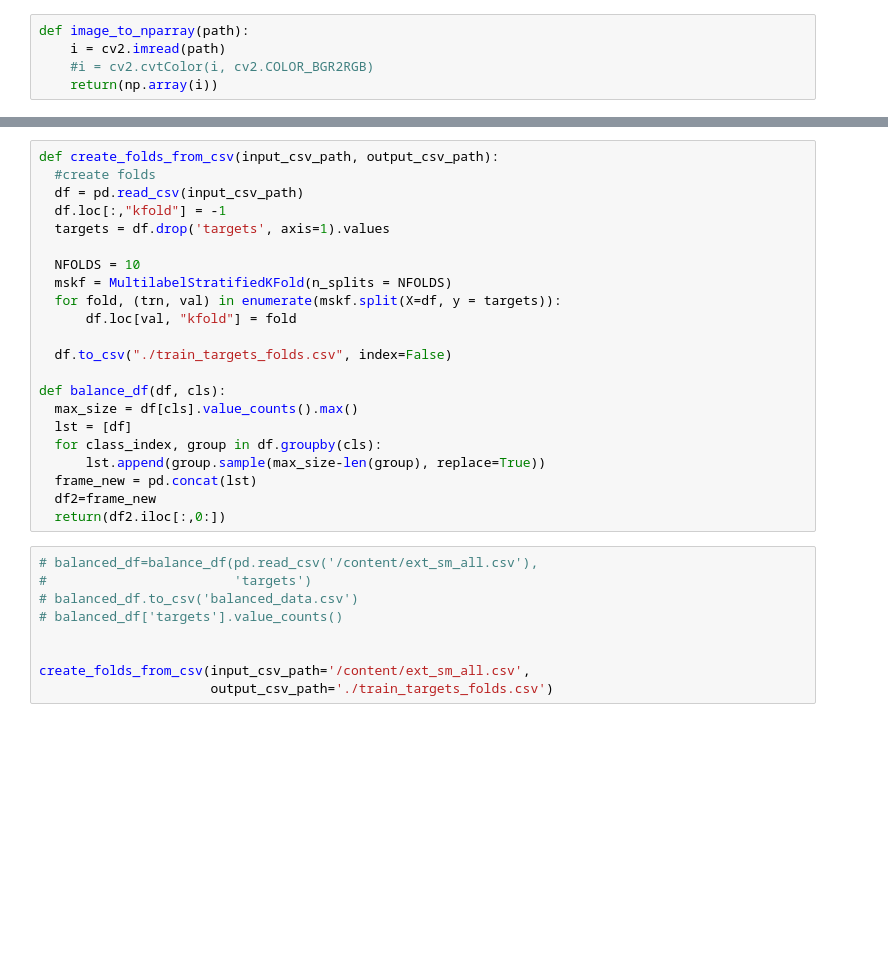
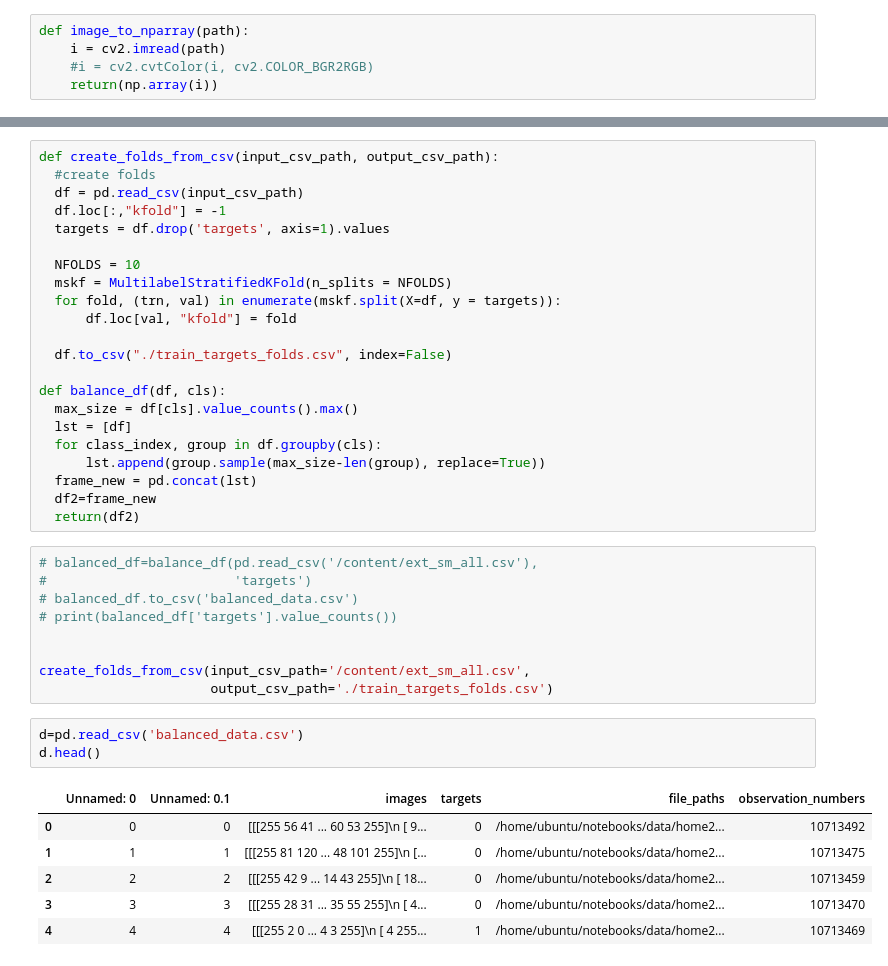
Before and after one commit to Mainakdeb/project-nova, a Jupyter notebook: classify_supernova.ipynb, the cells around one changed output, grey strips where cells are left out. Saved outputs shown, nothing was run; the diff lists cells and outputs as text; blank space fills up the shorter version.

```diff
--- a/classify_supernova.ipynb
+++ b/classify_supernova.ipynb
@@ -159,14 +164,24 @@ def balance_df(df, cls):
       lst.append(group.sample(max_size-len(group), replace=True))
   frame_new = pd.concat(lst)
   df2=frame_new
-  return(df2.iloc[:,0:])
+  return(df2)
 # %%
 # balanced_df=balance_df(pd.read_csv('/content/ext_sm_all.csv'),
 #                        'targets')
 # balanced_df.to_csv('balanced_data.csv')
-# balanced_df['targets'].value_counts()
+# print(balanced_df['targets'].value_counts())
 
 
 create_folds_from_csv(input_csv_path='/content/ext_sm_all.csv',
                       output_csv_path='./train_targets_folds.csv')
+# %%
+d=pd.read_csv('balanced_data.csv')
+d.head()
+# %% [output]
+|  | Unnamed: 0 | Unnamed: 0.1 | images | targets | file_paths | observation_numbers |
+| 0 | 0 | 0 | [[[255 56 41 ... 60 53 255]\n [ 9... | 0 | /home/ubuntu/notebooks/data/home2... | 10713492 |
+| 1 | 1 | 1 | [[[255 81 120 ... 48 101 255]\n [... | 0 | /home/ubuntu/notebooks/data/home2... | 10713475 |
+| 2 | 2 | 2 | [[[255 42 9 ... 14 43 255]\n [ 18... | 0 | /home/ubuntu/notebooks/data/home2... | 10713459 |
+| 3 | 3 | 3 | [[[255 28 31 ... 35 55 255]\n [ 4... | 0 | /home/ubuntu/notebooks/data/home2... | 10713470 |
+| 4 | 4 | 4 | [[[255 2 0 ... 4 3 255]\n [ 4 255... | 1 | /home/ubuntu/notebooks/data/home2... | 10713469 |
 # %%
```
Also changed, not shown: parts of 10 cells of this notebook.
